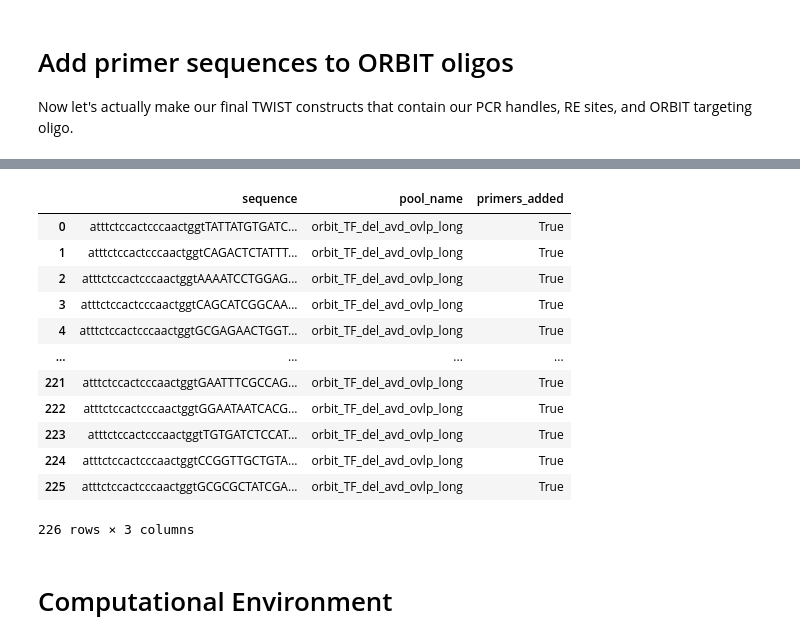
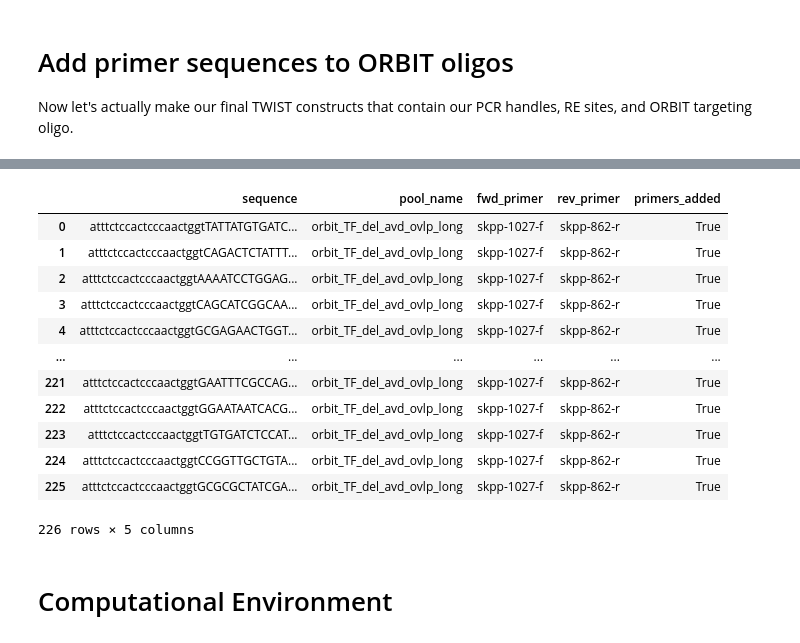
Before and after one commit to RPGroup-PBoC/Reg-Seq2, a Jupyter notebook: code/experimental_design/twist_order/orbit/twist_orbit_cloning_scheme.ipynb, the cells around one changed output, grey strips where cells are left out. Saved outputs shown, nothing was run; the diff lists cells and outputs as text; code cells hidden in the pictures.

```diff
--- a/code/experimental_design/twist_order/orbit/twist_orbit_cloning_scheme.ipynb
+++ b/code/experimental_design/twist_order/orbit/twist_orbit_cloning_scheme.ipynb
@@ -41,6 +41,7 @@ i = 0
 for record in Bio.SeqIO.parse("reverse_finalprimers.fasta", "fasta"):
     df_rev.loc[i,'rev_seq']=str(record.seq)
     df_rev.loc[i, 'rev_seq_comp']=str(record.seq.reverse_complement())
+    df_rev.loc[i, 'rev_primer_name'] = record.name
     i = i+1
 # %%
 df_rev
@@ -87,6 +88,7 @@ i = 0
 
 for record in Bio.SeqIO.parse("forward_finalprimers.fasta", "fasta"):
     df_fwd.loc[i,'fwd_seq']=str(record.seq)
+    df_fwd.loc[i, 'fwd_primer_name'] = record.name
     #df_fwd.loc[i, 'fwd_rev_comp']=str(record.seq.reverse_complement())
     i = i+1
 # %%
@@ -159,7 +161,7 @@ df_fwd_rev
 # %% [markdown]
 And finally let's clean it up just to the sequences we will append to the beginning (`fwd_seq_t`) and end (`rev_seq_comp`) of the ORBIT oligos. In the future, we can return to this notebook to get the actual primer sequences we will use to amplify the ORBIT constructs.
 # %%
-df_fwd_rev = df_fwd_rev[['fwd_seq_t', 'rev_seq_comp']]
+df_fwd_rev = df_fwd_rev[['fwd_seq_t', 'rev_seq_comp', 'fwd_primer_name','rev_primer_name']]
 
 df_fwd_rev
 # %% [output]
@@ -256,27 +265,29 @@ df_3_clean
 # %%
 ends_4 = df_fwd_rev.iloc[3,:].str.lower()
 
 df_4['sequence'] = ends_4['fwd_seq_t'] + df_4['oligo'] + ends_4['rev_seq_comp']
 
 df_4['pool_name'] = 'orbit_TF_del_avd_ovlp_long'
 df_4['primers_added'] = True
+df_4['fwd_primer'] = ends_4['fwd_primer_name']
+df_4['rev_primer'] = ends_4['rev_primer_name']
 
-df_4_clean = df_4[['sequence','pool_name','primers_added']]
+df_4_clean = df_4[['sequence','pool_name','fwd_primer','rev_primer','primers_added']]
 df_4_clean
 # %% [output]
-|  | sequence | pool_name | primers_added |
-| 0 | atttctccactcccaactggtTATTATGTGATC... | orbit_TF_del_avd_ovlp_long | True |
-| 1 | atttctccactcccaactggtCAGACTCTATTT... | orbit_TF_del_avd_ovlp_long | True |
-| 2 | atttctccactcccaactggtAAAATCCTGGAG... | orbit_TF_del_avd_ovlp_long | True |
-| 3 | atttctccactcccaactggtCAGCATCGGCAA... | orbit_TF_del_avd_ovlp_long | True |
-| 4 | atttctccactcccaactggtGCGAGAACTGGT... | orbit_TF_del_avd_ovlp_long | True |
-| ... | ... | ... | ... |
-| 221 | atttctccactcccaactggtGAATTTCGCCAG... | orbit_TF_del_avd_ovlp_long | True |
-| 222 | atttctccactcccaactggtGGAATAATCACG... | orbit_TF_del_avd_ovlp_long | True |
-| 223 | atttctccactcccaactggtTGTGATCTCCAT... | orbit_TF_del_avd_ovlp_long | True |
-| 224 | atttctccactcccaactggtCCGGTTGCTGTA... | orbit_TF_del_avd_ovlp_long | True |
-| 225 | atttctccactcccaactggtGCGCGCTATCGA... | orbit_TF_del_avd_ovlp_long | True |
+|  | sequence | pool_name | fwd_primer | rev_primer | primers_added |
+| 0 | atttctccactcccaactggtTATTATGTGATC... | orbit_TF_del_avd_ovlp_long | skpp-1027-f | skpp-862-r | True |
+| 1 | atttctccactcccaactggtCAGACTCTATTT... | orbit_TF_del_avd_ovlp_long | skpp-1027-f | skpp-862-r | True |
+| 2 | atttctccactcccaactggtAAAATCCTGGAG... | orbit_TF_del_avd_ovlp_long | skpp-1027-f | skpp-862-r | True |
+| 3 | atttctccactcccaactggtCAGCATCGGCAA... | orbit_TF_del_avd_ovlp_long | skpp-1027-f | skpp-862-r | True |
+| 4 | atttctccactcccaactggtGCGAGAACTGGT... | orbit_TF_del_avd_ovlp_long | skpp-1027-f | skpp-862-r | True |
+| ... | ... | ... | ... | ... | ... |
+| 221 | atttctccactcccaactggtGAATTTCGCCAG... | orbit_TF_del_avd_ovlp_long | skpp-1027-f | skpp-862-r | True |
+| 222 | atttctccactcccaactggtGGAATAATCACG... | orbit_TF_del_avd_ovlp_long | skpp-1027-f | skpp-862-r | True |
+| 223 | atttctccactcccaactggtTGTGATCTCCAT... | orbit_TF_del_avd_ovlp_long | skpp-1027-f | skpp-862-r | True |
+| 224 | atttctccactcccaactggtCCGGTTGCTGTA... | orbit_TF_del_avd_ovlp_long | skpp-1027-f | skpp-862-r | True |
+| 225 | atttctccactcccaactggtGCGCGCTATCGA... | orbit_TF_del_avd_ovlp_long | skpp-1027-f | skpp-862-r | True |
-226 rows × 3 columns
+226 rows × 5 columns
 # %%
 df_1_clean.to_csv("../../../../data/twist_order/twist_orbit_TF_del_first_last_short.csv")
 df_2_clean.to_csv("../../../../data/twist_order/twist_orbit_TF_del_first_last_long.csv")
```
Also changed, not shown: parts of 10 cells of this notebook, 2 other files.
